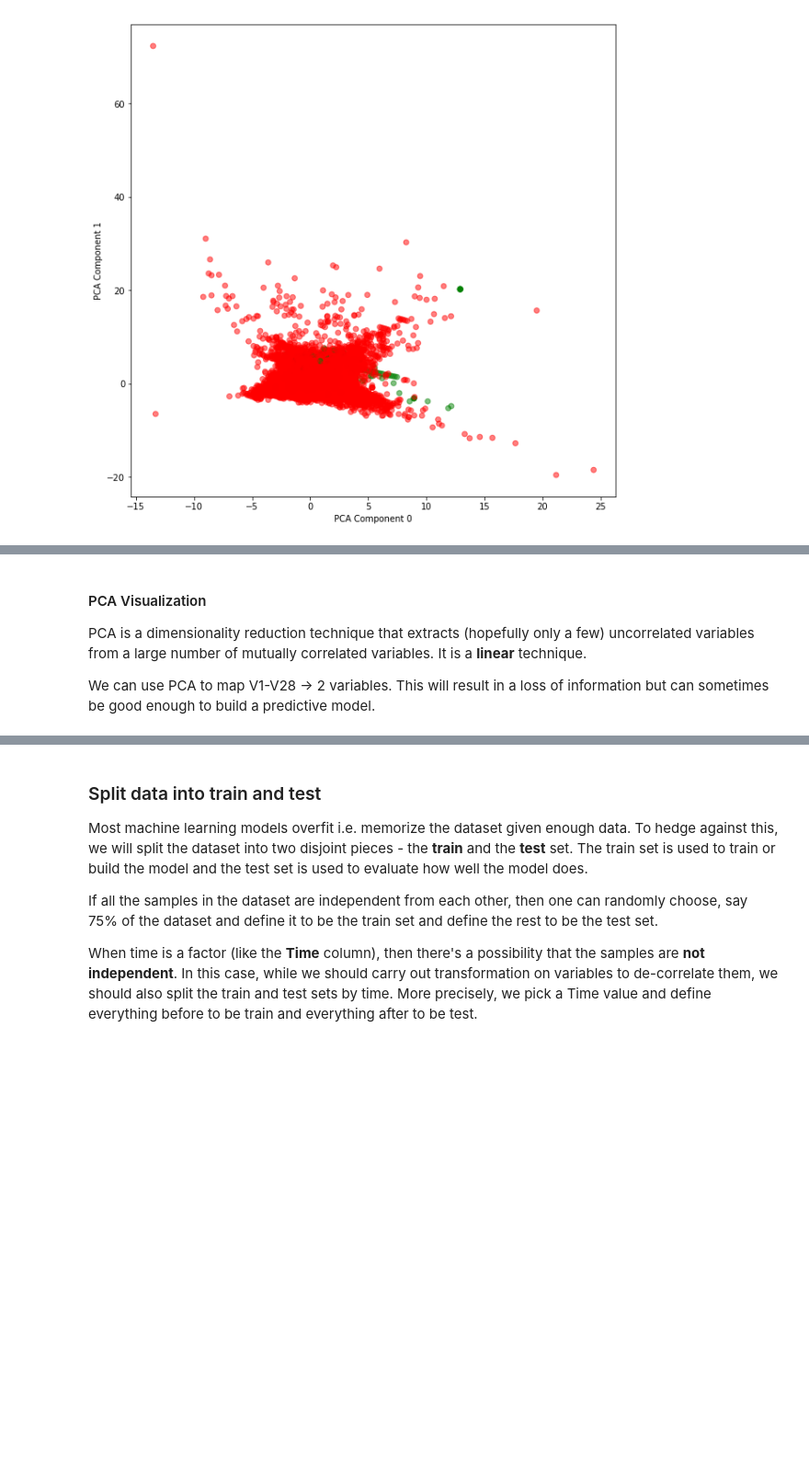
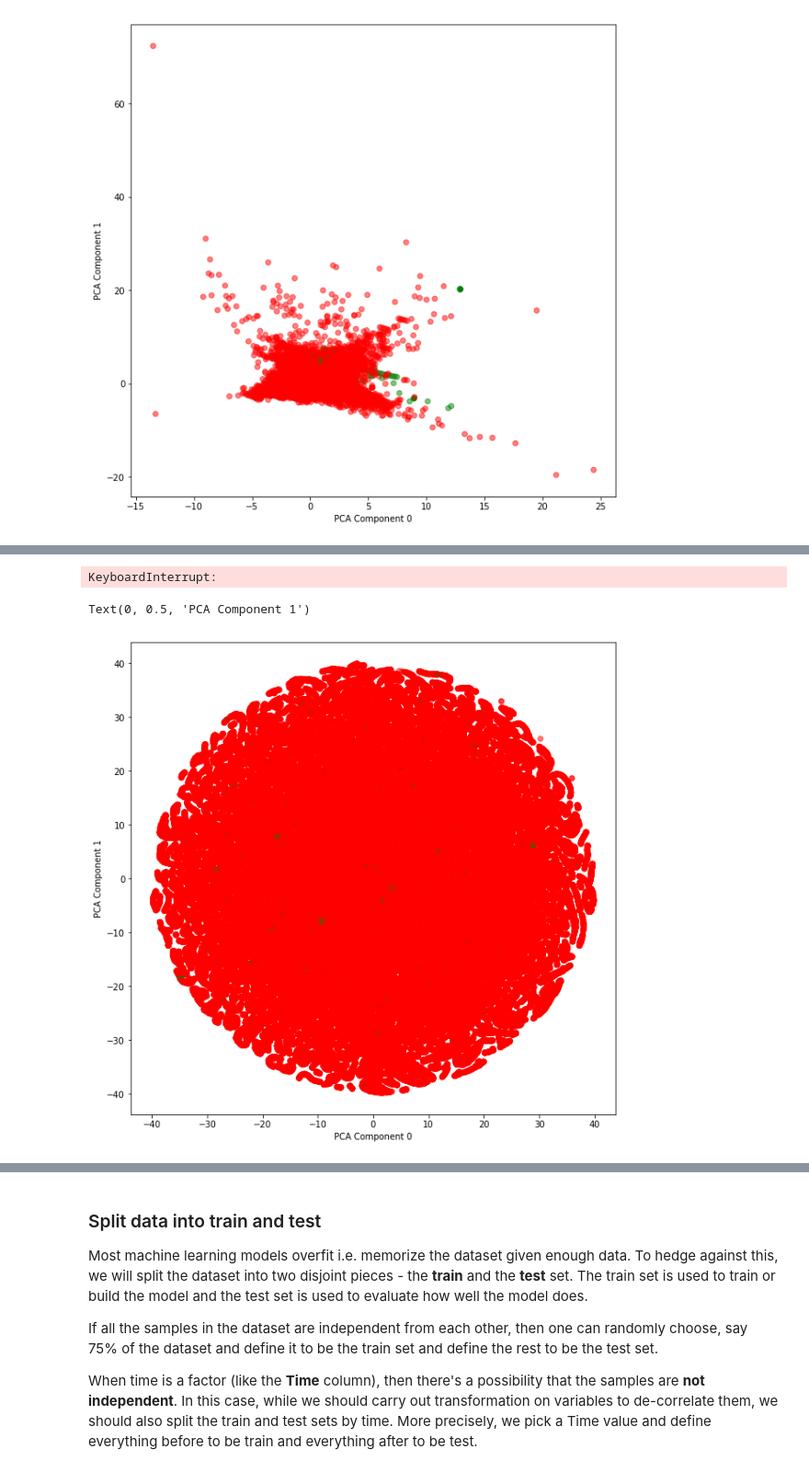
Before and after one commit to TreeinRandomForest/FraudDetectionExample, a Jupyter notebook: Credit Card Fraud Detection.ipynb, the cells around one changed output, grey strips where cells are left out. Shown at 92% size. Drawn from its saved outputs; the diff is of its cells as text; code cells hidden in the pictures; blank space fills up the shorter version.

```diff
--- a/Credit Card Fraud Detection.ipynb
+++ b/Credit Card Fraud Detection.ipynb
@@ -196,4 +196,6 @@ Text(0, 0.5, 'PCA Component 1')
 # %%
-tsne = TSNE(perplexity=10)
+tsne = TSNE(perplexity=1, init='pca')
 # %%
-tsne_transform = tsne.fit_transform(df)
+tsne_transform = tsne.fit_transform(df[V_cols])
+# %% [output]
+KeyboardInterrupt:
@@ -202,7 +202,10 @@ tsne_transform
-# %% [markdown]
-#### PCA Visualization
-
-PCA is a dimensionality reduction technique that extracts (hopefully only a few) uncorrelated variables from a large number of mutually correlated variables. It is a **linear** technique.
-
-We can use PCA to map V1-V28 -> 2 variables. This will result in a loss of information but can sometimes be good enough to build a predictive model.
+# %%
+colors = ['red', 'green']
+cmap = matplotlib.colors.ListedColormap(colors)
+
+plt.figure(figsize=(10,10))
+plt.scatter(tsne_transform[:,0], tsne_transform[:,1], c=df['Class'], cmap=cmap, alpha=0.5)
+# %% [output]
+Text(0, 0.5, 'PCA Component 1')
+[figure, added]
 # %% [markdown]
```
Also changed, not shown: parts of 41 cells of this notebook.
